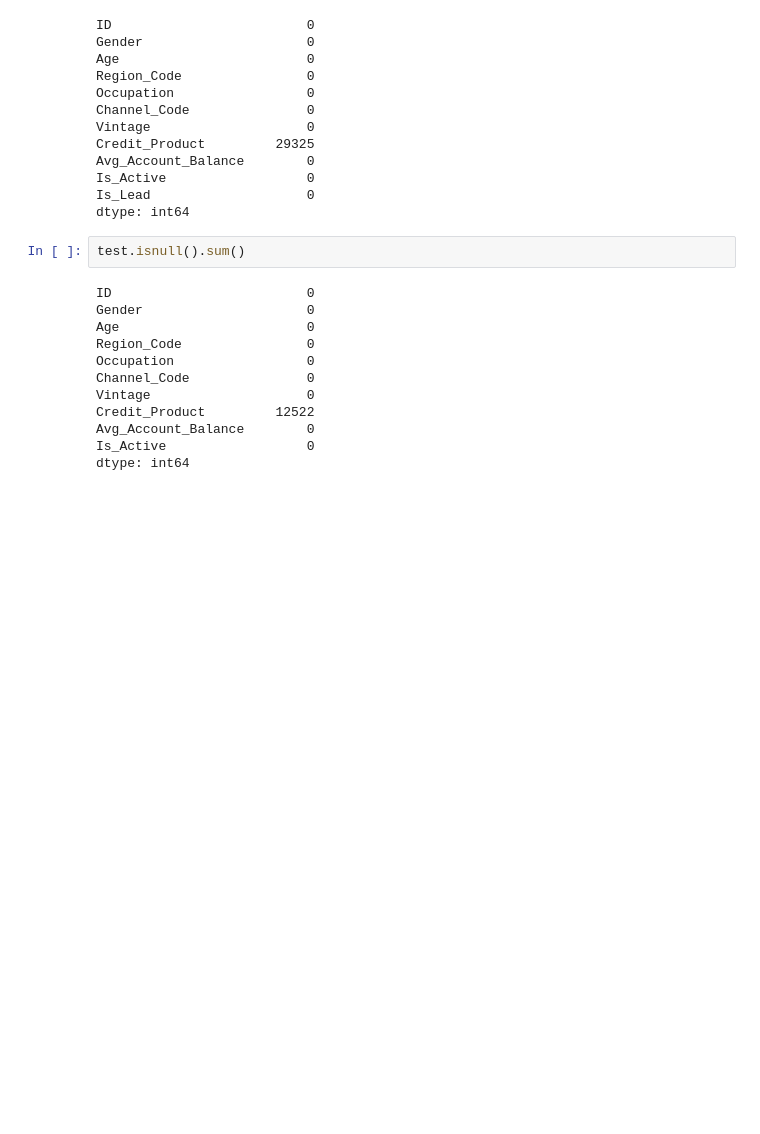
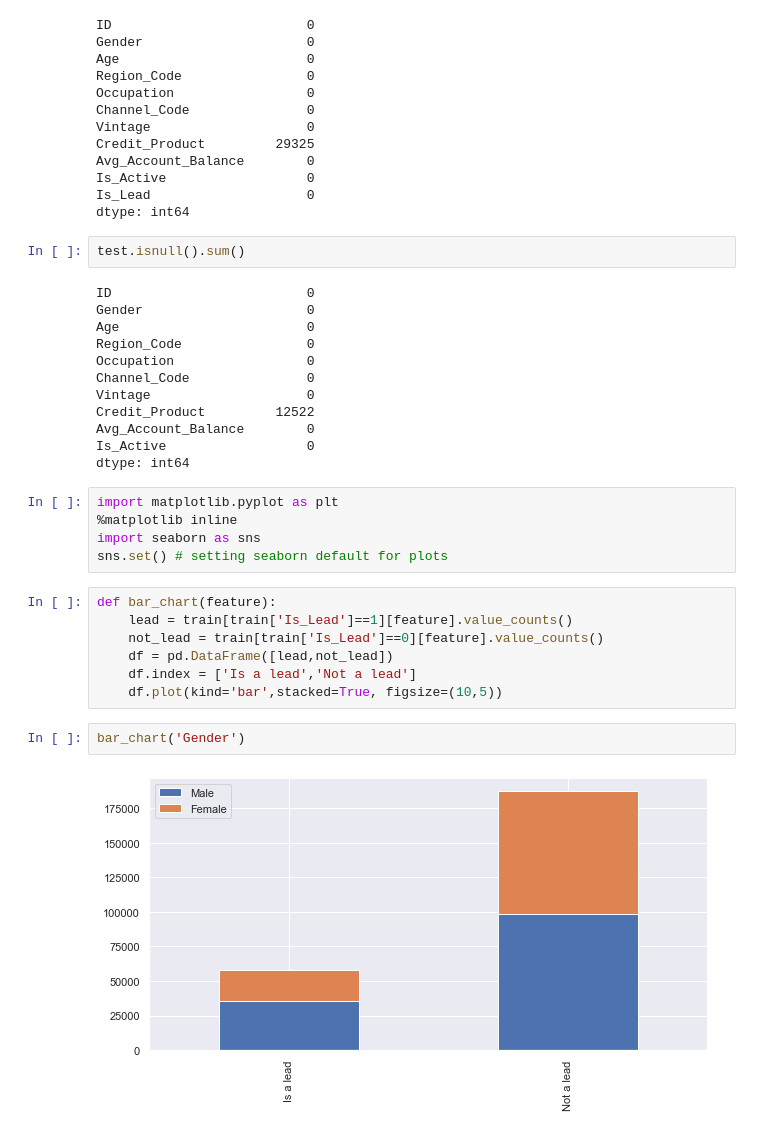
Before and after one commit to karthikramx/Credit-Card-Lead-Prediction, a Jupyter notebook: credit_card_solution.ipynb, the cells around one changed output. Cells and saved outputs as stored; diff of their text form; blank space fills up the shorter version.

```diff
--- a/credit_card_solution.ipynb
+++ b/credit_card_solution.ipynb
@@ -120,3 +129,19 @@ Credit_Product         12522
 Avg_Account_Balance        0
 Is_Active                  0
 dtype: int64
+# %%
+import matplotlib.pyplot as plt
+%matplotlib inline
+import seaborn as sns
+sns.set() # setting seaborn default for plots
+# %%
+def bar_chart(feature):
+    lead = train[train['Is_Lead']==1][feature].value_counts()
+    not_lead = train[train['Is_Lead']==0][feature].value_counts()
+    df = pd.DataFrame([lead,not_lead])
+    df.index = ['Is a lead','Not a lead']
+    df.plot(kind='bar',stacked=True, figsize=(10,5))
+# %%
+bar_chart('Gender')
+# %% [output]
+[figure, added]
```
Also changed, not shown: parts of 26 cells of this notebook.
